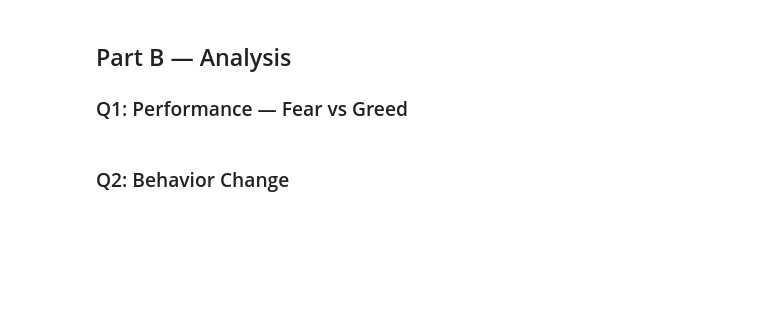
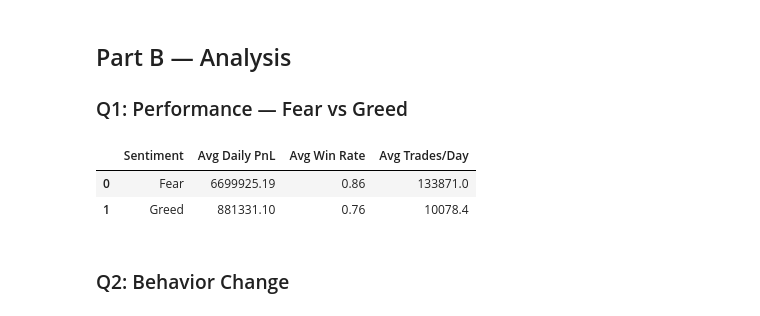
Before and after one commit to jsingh1609/ds_analysis, a Jupyter notebook: trader_sentiment_analysis.ipynb, the cells around one changed output. Drawn from its saved outputs; the diff is of its cells as text; code cells hidden in the pictures; blank space fills up the shorter version.

```diff
--- a/trader_sentiment_analysis.ipynb
+++ b/trader_sentiment_analysis.ipynb
@@ -40,17 +70,21 @@ exec(open("analysis.py").read())
 ## Part B — Analysis
 ### Q1: Performance — Fear vs Greed
 # %%
-fear_d = daily[daily["sentiment_simple"]=="Fear"]
-greed_d = daily[daily["sentiment_simple"]=="Greed"]
+fear_d  = daily[daily["sentiment_simple"] == "Fear"]
+greed_d = daily[daily["sentiment_simple"] == "Greed"]
+
 summary = pd.DataFrame({
-    "Sentiment": ["Fear", "Greed"],
-    "Avg Daily PnL": [fear_d["total_pnl"].mean(), greed_d["total_pnl"].mean()],
-    "Avg Win Rate": [fear_d["win_rate"].mean(), greed_d["win_rate"].mean()],
-    "Avg Trades/Day": [fear_d["n_trades"].mean(), greed_d["n_trades"].mean()],
-    "Avg Leverage": [merged[merged["sentiment_simple"]=="Fear"]["leverage"].mean(),
-                      merged[merged["sentiment_simple"]=="Greed"]["leverage"].mean()],
+    "Sentiment":      ["Fear", "Greed"],
+    "Avg Daily PnL":  [fear_d["total_pnl"].mean(),  greed_d["total_pnl"].mean()],
+    "Avg Win Rate":   [fear_d["win_rate"].mean(),    greed_d["win_rate"].mean()],
+    "Avg Trades/Day": [fear_d["n_trades"].mean(),    greed_d["n_trades"].mean()],
 })
+
 summary.round(2)
+# %% [output]
+|  | Sentiment | Avg Daily PnL | Avg Win Rate | Avg Trades/Day |
+| 0 | Fear | 6699925.19 | 0.86 | 133871.0 |
+| 1 | Greed | 881331.10 | 0.76 | 10078.4 |
 # %% [markdown]
 ### Q2: Behavior Change
 # %%
```
Also changed, not shown: parts of 6 cells of this notebook.
